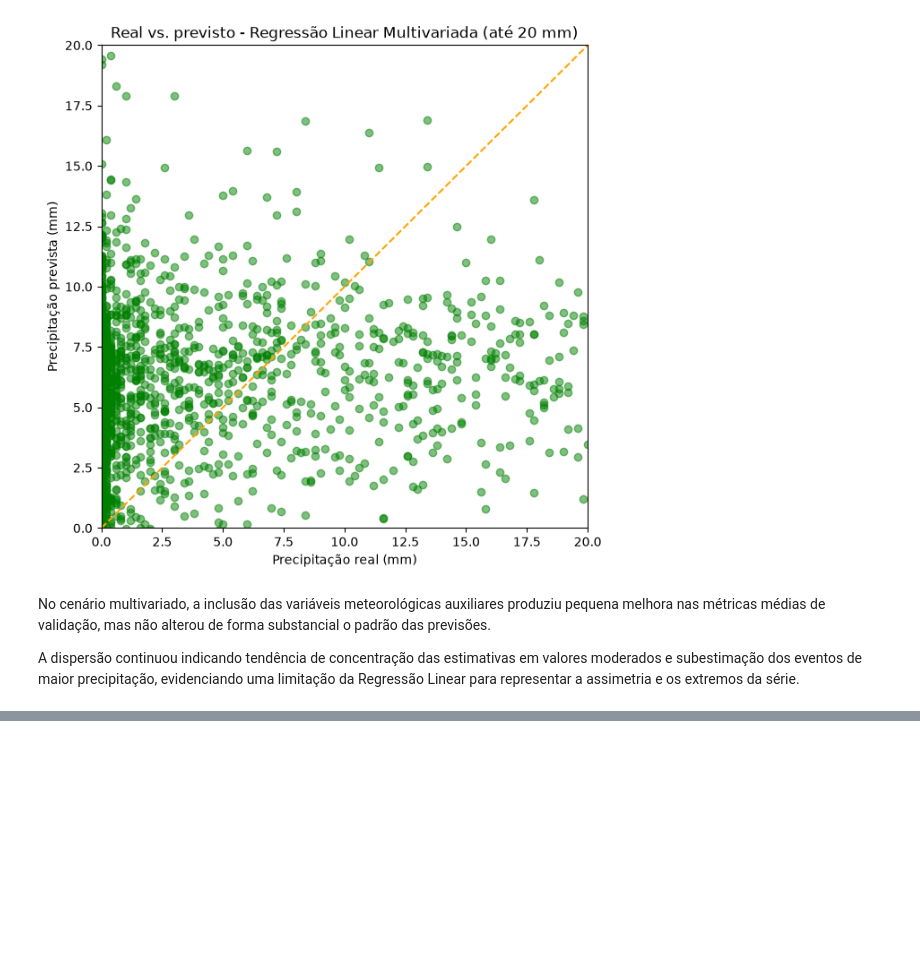
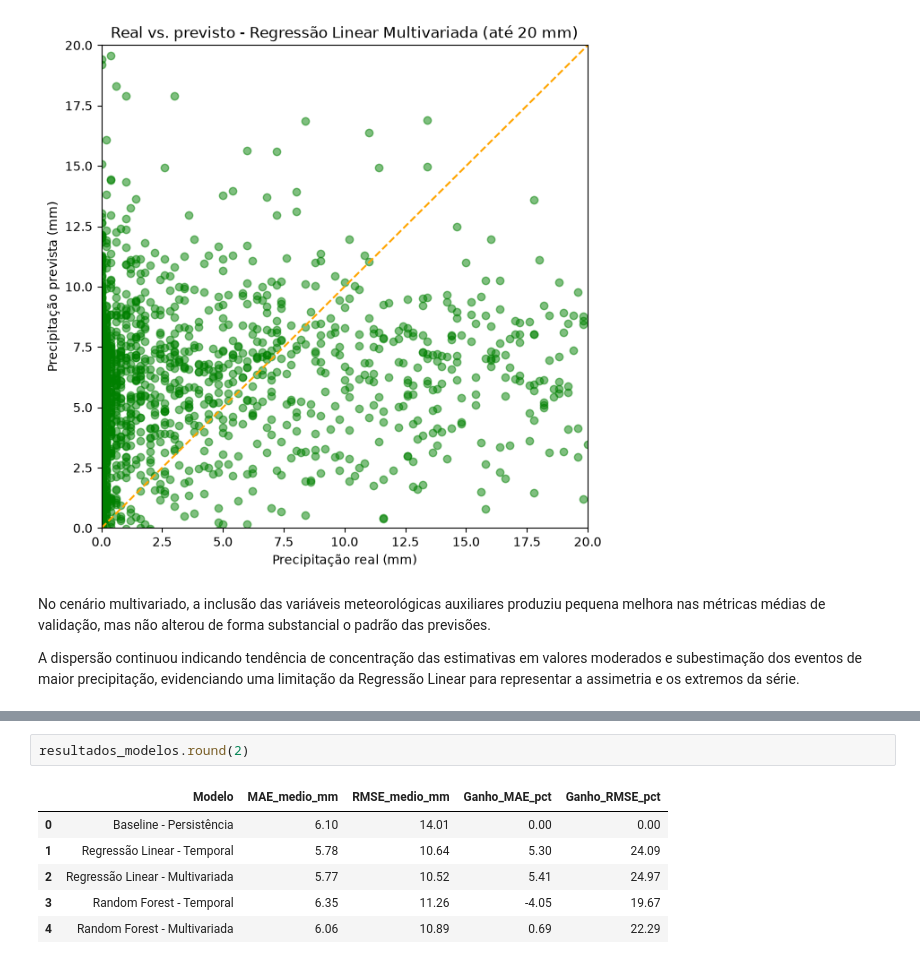
Before and after one commit to arthur94ds/analise_-previsao_precipitacao_pluviometrica, a Jupyter notebook: notebooks/04_modelagem.ipynb, the cells around one changed output, grey strips where cells are left out. Saved outputs shown, nothing was run; the diff lists cells and outputs as text; blank space fills up the shorter version.

```diff
--- a/notebooks/04_modelagem.ipynb
+++ b/notebooks/04_modelagem.ipynb
@@ -675,0 +902,9 @@ A dispersão continuou indicando tendência de concentração das estimativas em
+# %%
+resultados_modelos.round(2)
+# %% [output]
+|  | Modelo | MAE_medio_mm | RMSE_medio_mm | Ganho_MAE_pct | Ganho_RMSE_pct |
+| 0 | Baseline - Persistência | 6.10 | 14.01 | 0.00 | 0.00 |
+| 1 | Regressão Linear - Temporal | 5.78 | 10.64 | 5.30 | 24.09 |
+| 2 | Regressão Linear - Multivariada | 5.77 | 10.52 | 5.41 | 24.97 |
+| 3 | Random Forest - Temporal | 6.35 | 11.26 | -4.05 | 19.67 |
+| 4 | Random Forest - Multivariada | 6.06 | 10.89 | 0.69 | 22.29 |
```
Also changed, not shown: parts of 28 cells of this notebook.
